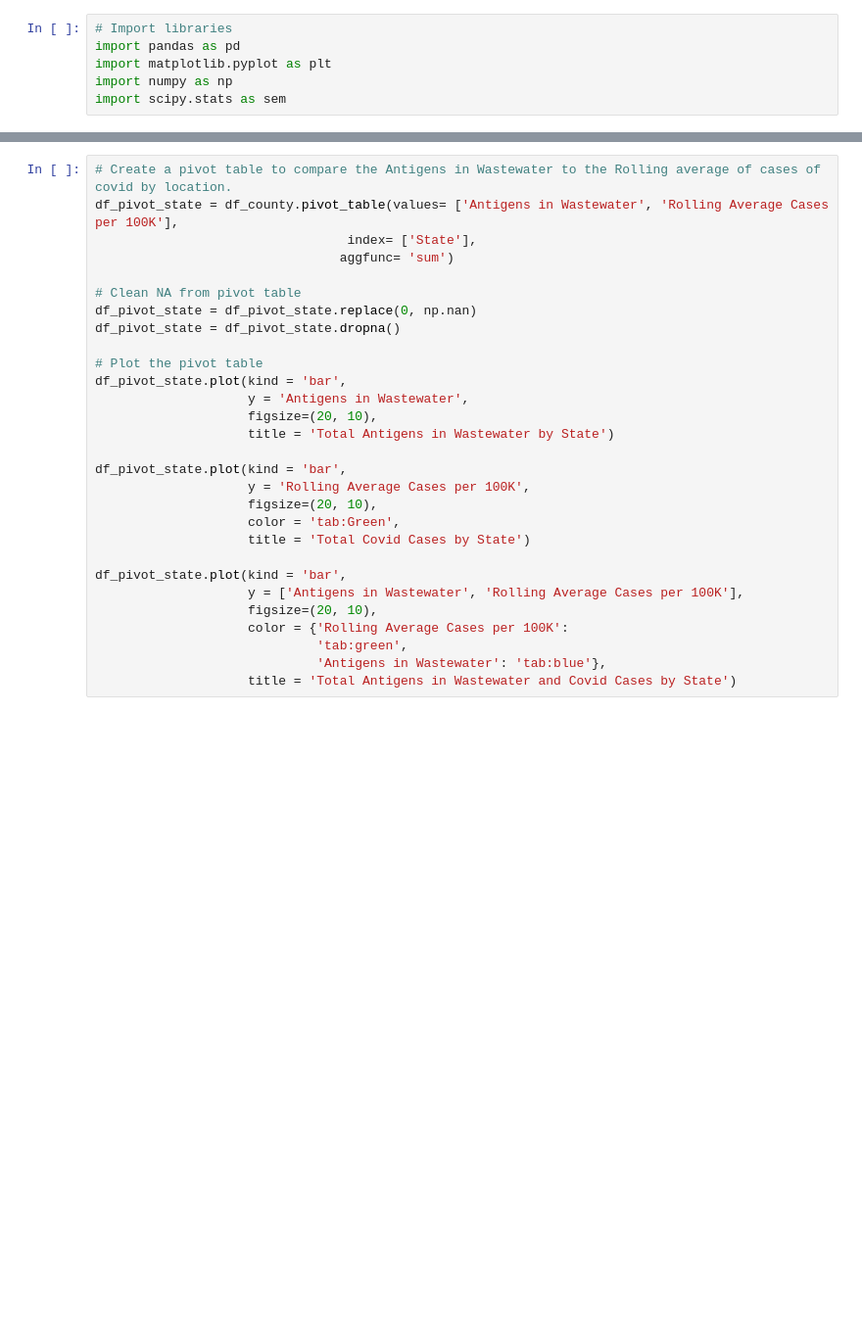
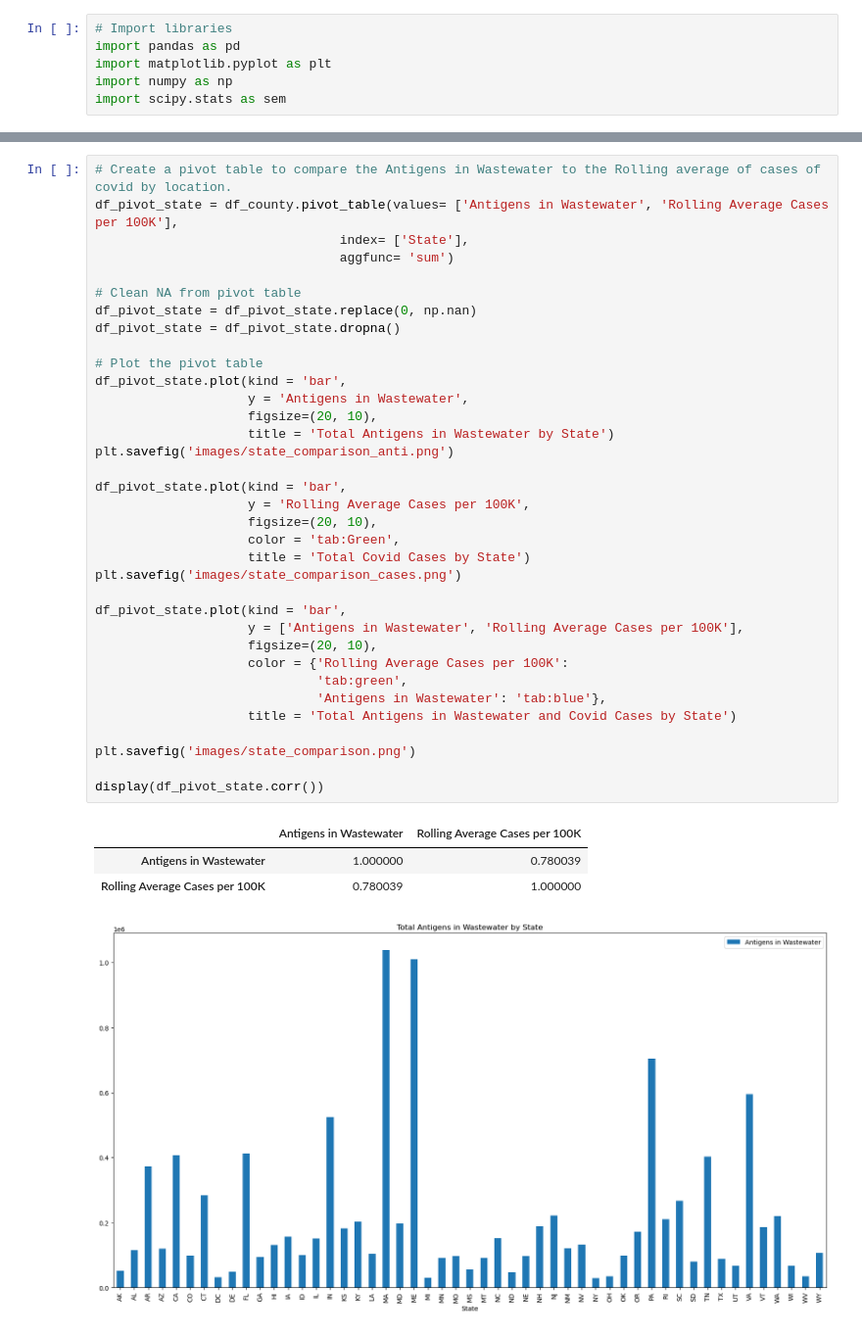
Before and after one commit to hsi-eredman/project_1, a Jupyter notebook: main.ipynb, the cells around one changed output, grey strips where cells are left out. Shown: that part at 98% size. Cells and saved outputs as stored; diff of their text form; blank space fills up the shorter version.

Commit message:
Added images and corr function to main

```diff
--- a/main.ipynb
+++ b/main.ipynb
@@ -66,29 +131,40 @@ display(df_county.head())
 # %%
 # Create a pivot table to compare the Antigens in Wastewater to the Rolling average of cases of covid by location.
 df_pivot_state = df_county.pivot_table(values= ['Antigens in Wastewater', 'Rolling Average Cases per 100K'],
-                                 index= ['State'],
+                                index= ['State'],
                                 aggfunc= 'sum')
 
 # Clean NA from pivot table
 df_pivot_state = df_pivot_state.replace(0, np.nan)
 df_pivot_state = df_pivot_state.dropna()
 
 # Plot the pivot table
 df_pivot_state.plot(kind = 'bar',
                     y = 'Antigens in Wastewater',
                     figsize=(20, 10),
                     title = 'Total Antigens in Wastewater by State')
+plt.savefig('images/state_comparison_anti.png')
 
 df_pivot_state.plot(kind = 'bar',
                     y = 'Rolling Average Cases per 100K',
                     figsize=(20, 10),
                     color = 'tab:Green',
                     title = 'Total Covid Cases by State')
+plt.savefig('images/state_comparison_cases.png')
 
 df_pivot_state.plot(kind = 'bar',
                     y = ['Antigens in Wastewater', 'Rolling Average Cases per 100K'],
                     figsize=(20, 10),
                     color = {'Rolling Average Cases per 100K':
                              'tab:green',
                              'Antigens in Wastewater': 'tab:blue'},
                     title = 'Total Antigens in Wastewater and Covid Cases by State')
+
+plt.savefig('images/state_comparison.png')
+
+display(df_pivot_state.corr())
+# %% [output]
+|  | Antigens in Wastewater | Rolling Average Cases per 100K |
+| Antigens in Wastewater | 1.000000 | 0.780039 |
+| Rolling Average Cases per 100K | 0.780039 | 1.000000 |
+[figure, added]
```
Also changed, not shown: parts of 11 cells of this notebook, 21 other files.
